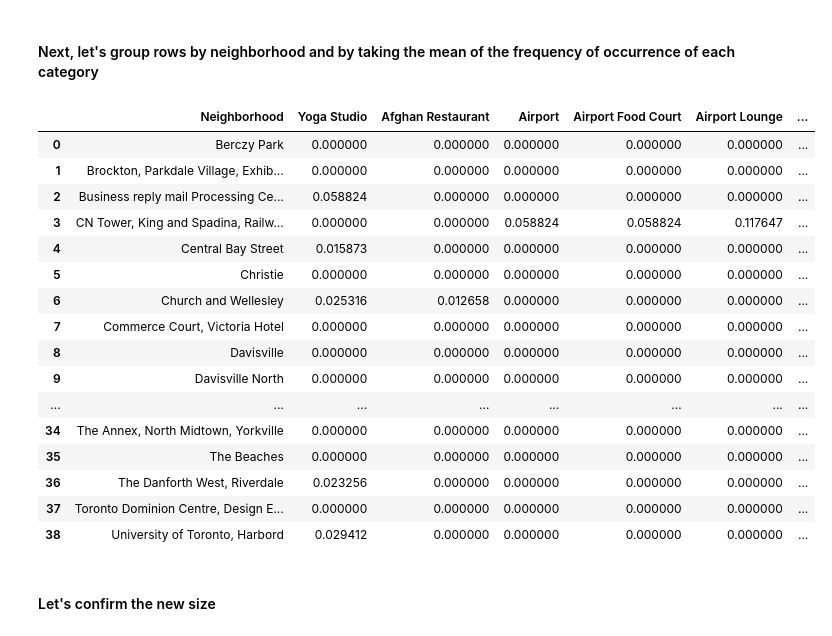
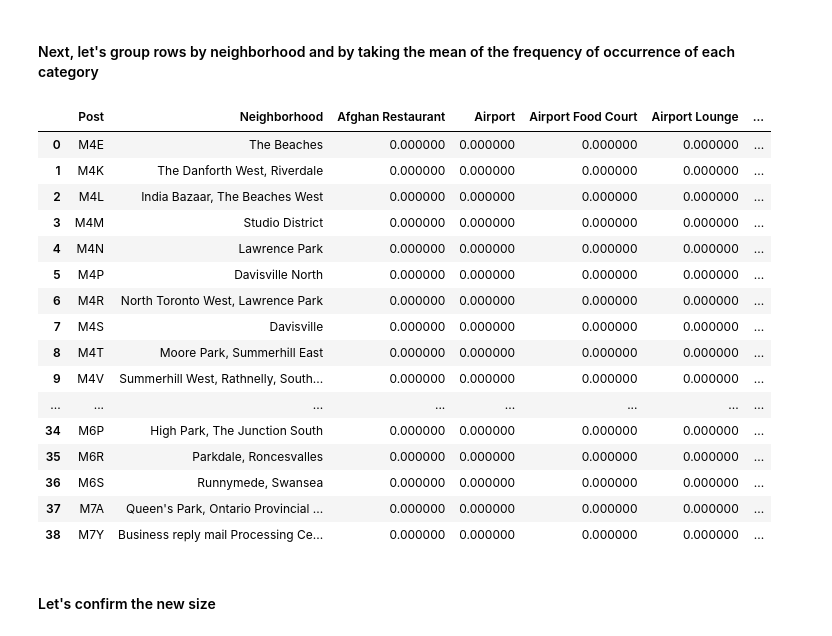
Before and after one commit to srinivas7888/Coursera-Week3, a Jupyter notebook: Week3-Part-3.ipynb, the cells around one changed output. Cells and saved outputs as stored; diff of their text form; code cells hidden in the pictures.

```diff
--- a/Week3-Part-3.ipynb
+++ b/Week3-Part-3.ipynb
@@ -125,8 +129,8 @@ Next, we are going to start utilizing the Foursquare API to explore the neighbor
 # %% [markdown]
 #### Define Foursquare Credentials and Version
 # %%
-CLIENT_ID = 'VQQFC2VLDHIKFRRDTSU34M5ILPVZDBZOC4F1MAIK0FL4SAPFK' # your Foursquare ID
-CLIENT_SECRET = 'L51M5TC3TGXPJQOJWT3LGMN0VUYRAOM2IC5ZGZWGVAOICAP0D' # your Foursquare Secret
+CLIENT_ID = 'VQQFC2VLDHIKFRRDTSU34M5ILPVZDBZOC4F1MAIK0FL4SAPF' # your Foursquare ID
+CLIENT_SECRET = 'L51M5TC3TGXPJQOJWT3LGMN0VUYRAOM2IC5ZGZWGVAOICAP0' # your Foursquare Secret
 VERSION = '20180605' # Foursquare API version
 
 print('Your credentails:')
@@ -279,10 +292,10 @@ print('{} venues were returned by Foursquare.'.format(nearby_venues.shape[0]))
 # %% [markdown]
 ### Let's create a function to repeat the same process to all the neighborhoods in Toronto
 # %%
-def getNearbyVenues(names, latitudes, longitudes, radius=500):
+def getNearbyVenues(names, latitudes, longitudes,post, radius=500):
 
     venues_list=[]
-    for name, lat, lng in zip(names, latitudes, longitudes):
+    for name, lat, lng,post in zip(names, latitudes, longitudes,post):
         print(name)
 
         # create the API request URL
@@ -303,6 +316,7 @@ def getNearbyVenues(names, latitudes, longitudes, radius=500):
             name,
             lat,
             lng,
+            post,
             v['venue']['name'],
             v['venue']['location']['lat'],
             v['venue']['location']['lng'],
@@ -312,6 +326,7 @@ def getNearbyVenues(names, latitudes, longitudes, radius=500):
     nearby_venues.columns = ['Neighborhood',
                   'Neighborhood Latitude',
                   'Neighborhood Longitude',
+                    'Post',
                   'Venue',
                   'Venue Latitude',
                   'Venue Longitude',
@@ -322,11 +337,11 @@ def getNearbyVenues(names, latitudes, longitudes, radius=500):
 #### Now write the code to run the above function on each neighborhood and create a new dataframe called *toronto_venues*.
 # %%
 # type your answer here
-
+# toronto_data=data1
 toronto_venues = getNearbyVenues(names=toronto_data['Neighborhood'],
                                    latitudes=toronto_data['Latitude'],
-                                   longitudes=toronto_data['Longitude']
-                                  )
+                                   longitudes=toronto_data['Longitude'],
+                                post=toronto_data['Post'])
 # %% [output]
 Regent Park, Harbourfront
 Queen's Park, Ontario Provincial Government
@@ -398,6 +412,8 @@ toronto_onehot = pd.get_dummies(toronto_venues[['Venue Category']], prefix="", p
 
 # add neighborhood column back to dataframe
 toronto_onehot['Neighborhood'] = toronto_venues['Neighborhood']
+toronto_onehot['Post'] = toronto_venues['Post']
+
 
 # move neighborhood column to the first column
 fixed_columns = [toronto_onehot.columns[-1]] + list(toronto_onehot.columns[:-1])
@@ -420,26 +436,26 @@ toronto_onehot.shape
 # %% [markdown]
 #### Next, let's group rows by neighborhood and by taking the mean of the frequency of occurrence of each category
 # %%
-toronto_grouped = toronto_onehot.groupby('Neighborhood').mean().reset_index()
+toronto_grouped = toronto_onehot.groupby(['Post','Neighborhood']).mean().reset_index()
 toronto_grouped
 # %% [output]
-|  | Neighborhood | Yoga Studio | Afghan Restaurant | Airport | Airport Food Court | Airport Lounge | ... |
-| 0 | Berczy Park | 0.000000 | 0.000000 | 0.000000 | 0.000000 | 0.000000 | ... |
-| 1 | Brockton, Parkdale Village, Exhib... | 0.000000 | 0.000000 | 0.000000 | 0.000000 | 0.000000 | ... |
-| 2 | Business reply mail Processing Ce... | 0.058824 | 0.000000 | 0.000000 | 0.000000 | 0.000000 | ... |
-| 3 | CN Tower, King and Spadina, Railw... | 0.000000 | 0.000000 | 0.058824 | 0.058824 | 0.117647 | ... |
-| 4 | Central Bay Street | 0.015873 | 0.000000 | 0.000000 | 0.000000 | 0.000000 | ... |
-| 5 | Christie | 0.000000 | 0.000000 | 0.000000 | 0.000000 | 0.000000 | ... |
-| 6 | Church and Wellesley | 0.025316 | 0.012658 | 0.000000 | 0.000000 | 0.000000 | ... |
-| 7 | Commerce Court, Victoria Hotel | 0.000000 | 0.000000 | 0.000000 | 0.000000 | 0.000000 | ... |
-| 8 | Davisville | 0.000000 | 0.000000 | 0.000000 | 0.000000 | 0.000000 | ... |
-| 9 | Davisville North | 0.000000 | 0.000000 | 0.000000 | 0.000000 | 0.000000 | ... |
+|  | Post | Neighborhood | Afghan Restaurant | Airport | Airport Food Court | Airport Lounge | ... |
+| 0 | M4E | The Beaches | 0.000000 | 0.000000 | 0.000000 | 0.000000 | ... |
+| 1 | M4K | The Danforth West, Riverdale | 0.000000 | 0.000000 | 0.000000 | 0.000000 | ... |
+| 2 | M4L | India Bazaar, The Beaches West | 0.000000 | 0.000000 | 0.000000 | 0.000000 | ... |
+| 3 | M4M | Studio District | 0.000000 | 0.000000 | 0.000000 | 0.000000 | ... |
+| 4 | M4N | Lawrence Park | 0.000000 | 0.000000 | 0.000000 | 0.000000 | ... |
+| 5 | M4P | Davisville North | 0.000000 | 0.000000 | 0.000000 | 0.000000 | ... |
+| 6 | M4R | North Toronto West, Lawrence Park | 0.000000 | 0.000000 | 0.000000 | 0.000000 | ... |
+| 7 | M4S | Davisville | 0.000000 | 0.000000 | 0.000000 | 0.000000 | ... |
+| 8 | M4T | Moore Park, Summerhill East | 0.000000 | 0.000000 | 0.000000 | 0.000000 | ... |
+| 9 | M4V | Summerhill West, Rathnelly, South... | 0.000000 | 0.000000 | 0.000000 | 0.000000 | ... |
 | ... | ... | ... | ... | ... | ... | ... | ... |
-| 34 | The Annex, North Midtown, Yorkville | 0.000000 | 0.000000 | 0.000000 | 0.000000 | 0.000000 | ... |
-| 35 | The Beaches | 0.000000 | 0.000000 | 0.000000 | 0.000000 | 0.000000 | ... |
-| 36 | The Danforth West, Riverdale | 0.023256 | 0.000000 | 0.000000 | 0.000000 | 0.000000 | ... |
-| 37 | Toronto Dominion Centre, Design E... | 0.000000 | 0.000000 | 0.000000 | 0.000000 | 0.000000 | ... |
-| 38 | University of Toronto, Harbord | 0.029412 | 0.000000 | 0.000000 | 0.000000 | 0.000000 | ... |
+| 34 | M6P | High Park, The Junction South | 0.000000 | 0.000000 | 0.000000 | 0.000000 | ... |
+| 35 | M6R | Parkdale, Roncesvalles | 0.000000 | 0.000000 | 0.000000 | 0.000000 | ... |
+| 36 | M6S | Runnymede, Swansea | 0.000000 | 0.000000 | 0.000000 | 0.000000 | ... |
+| 37 | M7A | Queen's Park, Ontario Provincial ... | 0.000000 | 0.000000 | 0.000000 | 0.000000 | ... |
+| 38 | M7Y | Business reply mail Processing Ce... | 0.000000 | 0.000000 | 0.000000 | 0.000000 | ... |
 # %% [markdown]
 #### Let's confirm the new size
 # %%
```
Also changed, not shown: parts of 24 cells of this notebook.
